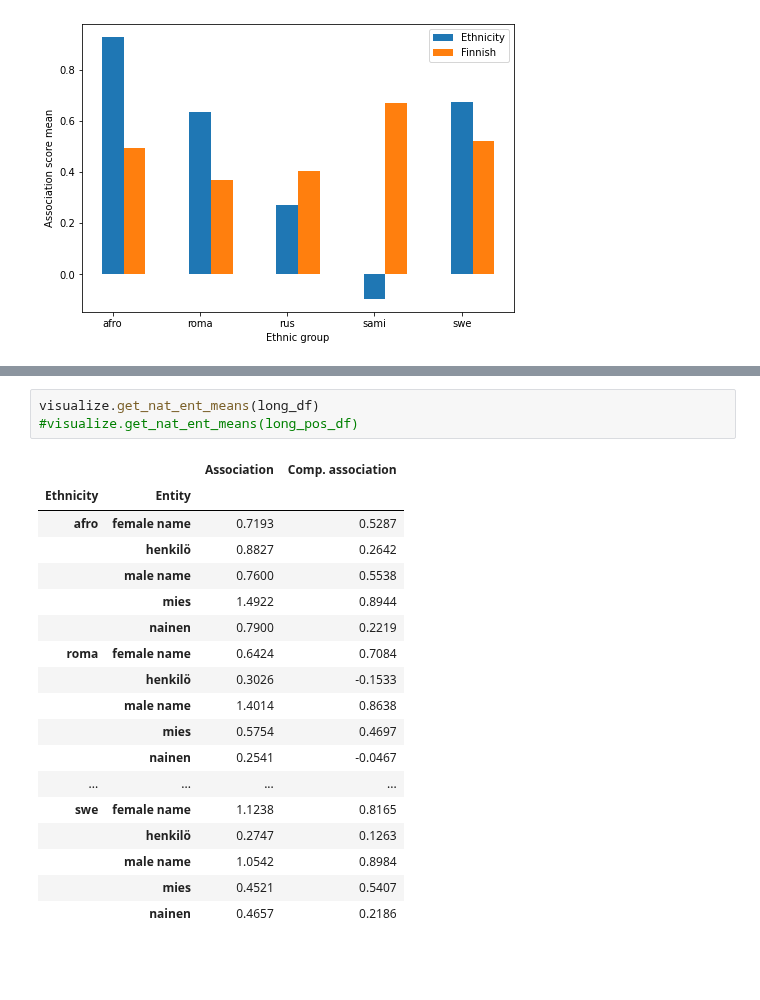
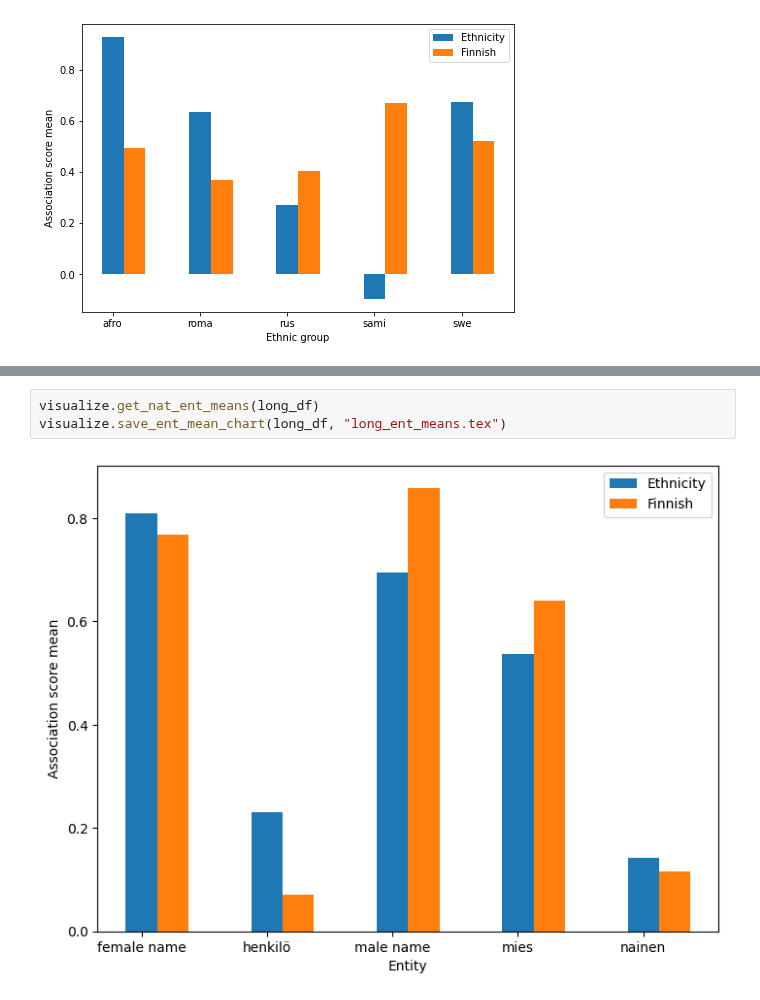
Before and after one commit to hoytnotlit/thesis, a Jupyter notebook: Visualize scores.ipynb, the cells around one changed output, grey strips where cells are left out. Cells and saved outputs as stored; diff of their text form; blank space fills up the shorter version.

```diff
--- a/Visualize scores.ipynb
+++ b/Visualize scores.ipynb
@@ -130,22 +129,5 @@ visualize.get_nat_ent_means(df)
-# %%
-visualize.get_nat_ent_means(long_df)
-#visualize.get_nat_ent_means(long_pos_df)
-# %% [output]
-|  |  | Association | Comp. association |
-| Ethnicity | Entity |  |  |
-| afro | female name | 0.7193 | 0.5287 |
-|  | henkilö | 0.8827 | 0.2642 |
-|  | male name | 0.7600 | 0.5538 |
-|  | mies | 1.4922 | 0.8944 |
-|  | nainen | 0.7900 | 0.2219 |
-| roma | female name | 0.6424 | 0.7084 |
-|  | henkilö | 0.3026 | -0.1533 |
-|  | male name | 1.4014 | 0.8638 |
-|  | mies | 0.5754 | 0.4697 |
-|  | nainen | 0.2541 | -0.0467 |
-| ... | ... | ... | ... |
-| swe | female name | 1.1238 | 0.8165 |
-|  | henkilö | 0.2747 | 0.1263 |
-|  | male name | 1.0542 | 0.8984 |
-|  | mies | 0.4521 | 0.5407 |
-|  | nainen | 0.4657 | 0.2186 |
+# %%
+visualize.get_nat_ent_means(long_df)
+visualize.save_ent_mean_chart(long_df, "long_ent_means.tex")
+# %% [output]
+[figure, added]
```
Also changed, not shown: parts of 6 cells of this notebook, 1 other file.
